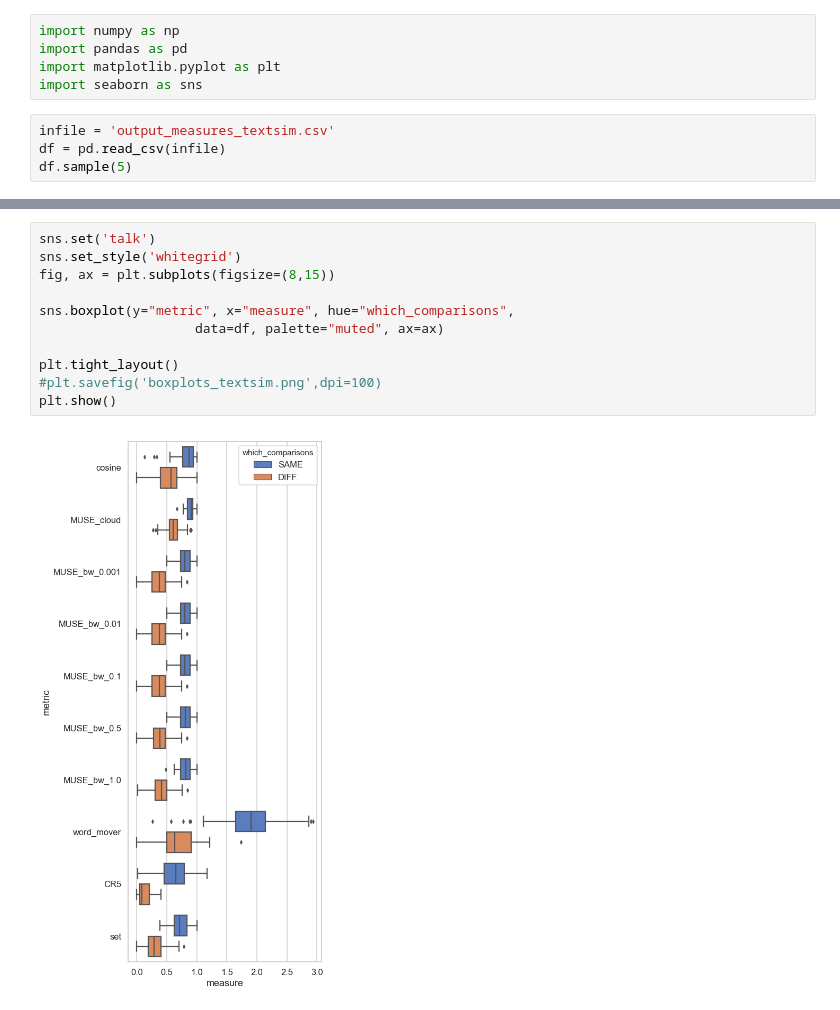
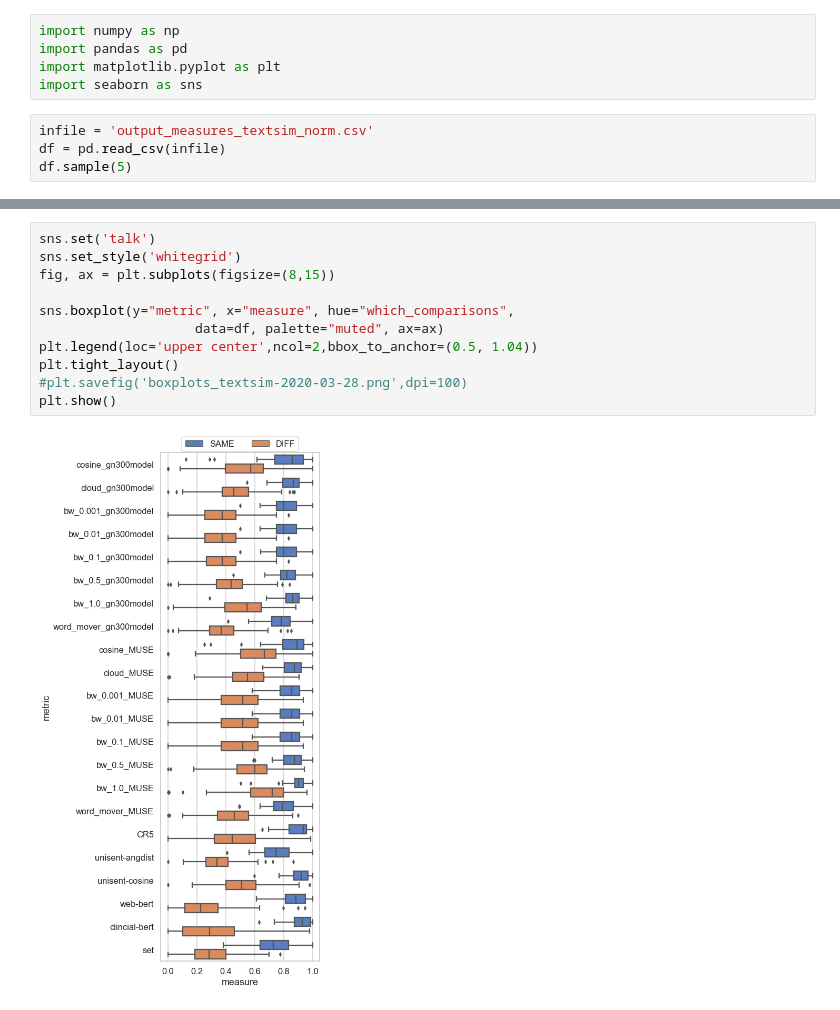
Before and after one commit to meedan/textsimilarity, a Jupyter notebook: Boxplots_for_test_textsim.ipynb, the cells around one changed output, grey strips where cells are left out. Cells and saved outputs as stored; diff of their text form.

Commit message:
update boxplots. Boxplot can be done directly in test_textsim.py later

```diff
--- a/Boxplots_for_test_textsim.ipynb
+++ b/Boxplots_for_test_textsim.ipynb
@@ -4,7 +4,7 @@ import pandas as pd
 import matplotlib.pyplot as plt
 import seaborn as sns
 # %%
-infile = 'output_measures_textsim.csv'
+infile = 'output_measures_textsim_norm.csv'
 df = pd.read_csv(infile)
 df.sample(5)
 # %% [output]
@@ -89,13 +94,13 @@ set
 # %%
 sns.set('talk')
 sns.set_style('whitegrid')
 fig, ax = plt.subplots(figsize=(8,15))
 
 sns.boxplot(y="metric", x="measure", hue="which_comparisons",
                     data=df, palette="muted", ax=ax)
-
+plt.legend(loc='upper center',ncol=2,bbox_to_anchor=(0.5, 1.04))
 plt.tight_layout()
-#plt.savefig('boxplots_textsim.png',dpi=100)
+#plt.savefig('boxplots_textsim-2020-03-28.png',dpi=100)
 plt.show()
 # %% [output]
-[figure, old version]
+[figure, new version]
```
Also changed, not shown: parts of 5 cells of this notebook.
